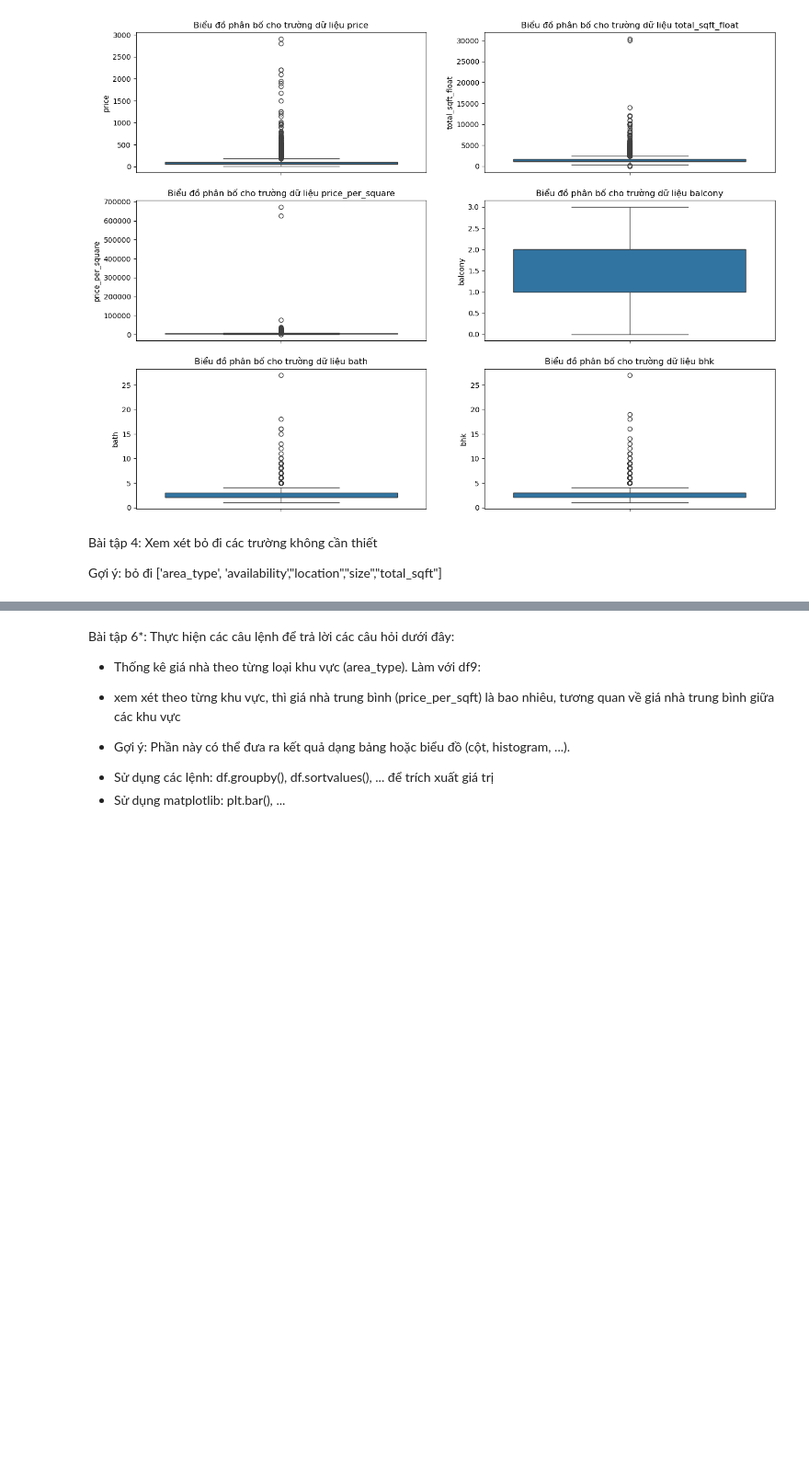
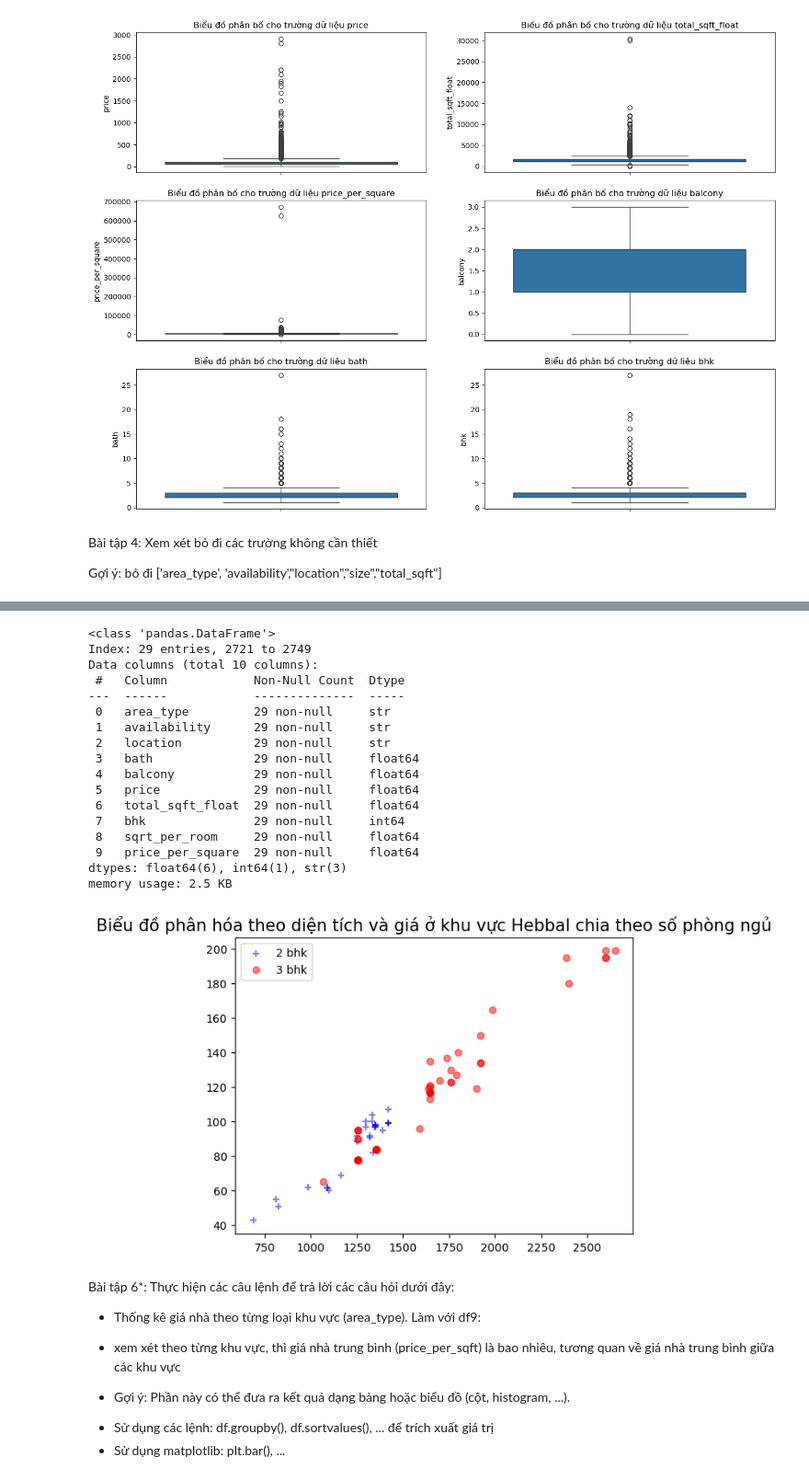
Before and after one commit to Cong123z/Machine-learning-trainning, a Jupyter notebook: Ex/EX2/Data_Preprocessing.ipynb, the cells around one changed output, grey strips where cells are left out. Shown at 92% size. Cells and saved outputs as stored; diff of their text form; code cells hidden in the pictures; blank space fills up the shorter version.

```diff
--- a/Ex/EX2/Data_Preprocessing.ipynb
+++ b/Ex/EX2/Data_Preprocessing.ipynb
@@ -628,3 +679,24 @@ plot_scatter_chart(df9, "Hebbal")
+# %%
+lot_scatter_chart(df11, "Hebbal")
+# %% [output]
+<class 'pandas.DataFrame'>
+Index: 29 entries, 2721 to 2749
+Data columns (total 10 columns):
+ #   Column            Non-Null Count  Dtype
+---  ------            --------------  -----
+ 0   area_type         29 non-null     str
+ 1   availability      29 non-null     str
+ 2   location          29 non-null     str
+ 3   bath              29 non-null     float64
+ 4   balcony           29 non-null     float64
+ 5   price             29 non-null     float64
+ 6   total_sqft_float  29 non-null     float64
+ 7   bhk               29 non-null     int64
+ 8   sqrt_per_room     29 non-null     float64
+ 9   price_per_square  29 non-null     float64
+dtypes: float64(6), int64(1), str(3)
+memory usage: 2.5 KB
+[figure, added]
 # %% [markdown]
 Bài tập 6*: Thực hiện các câu lệnh để trả lời các câu hỏi dưới đây:
 
```
Also changed, not shown: parts of 9 cells of this notebook, 1 other file.
